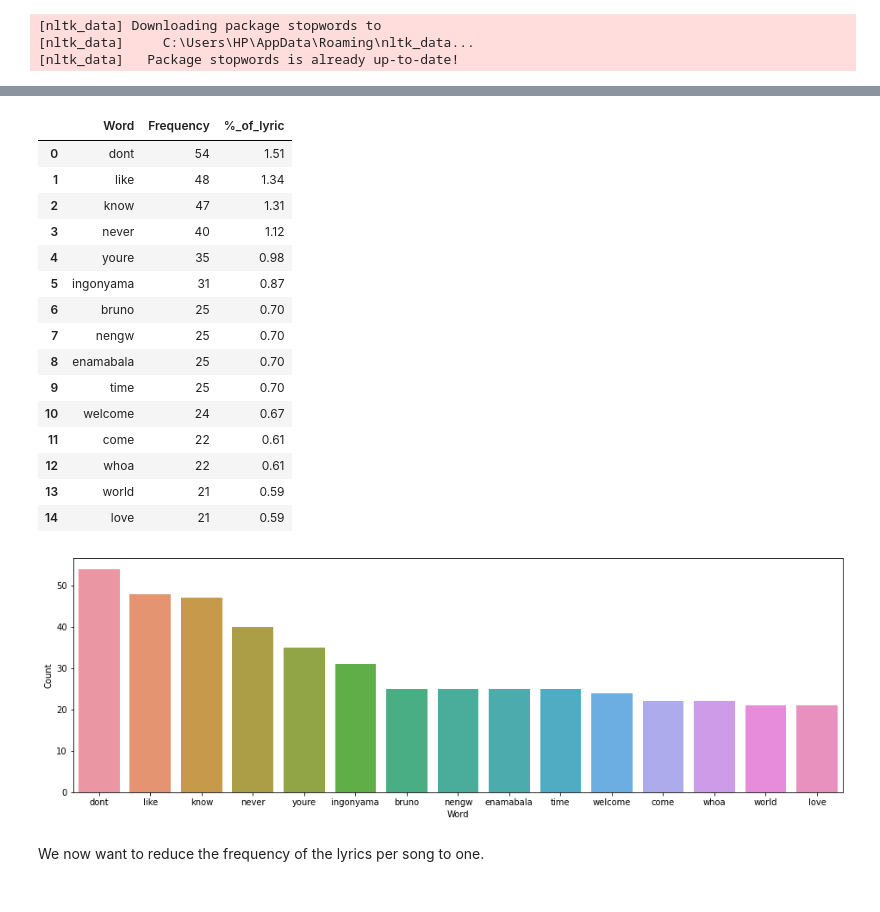
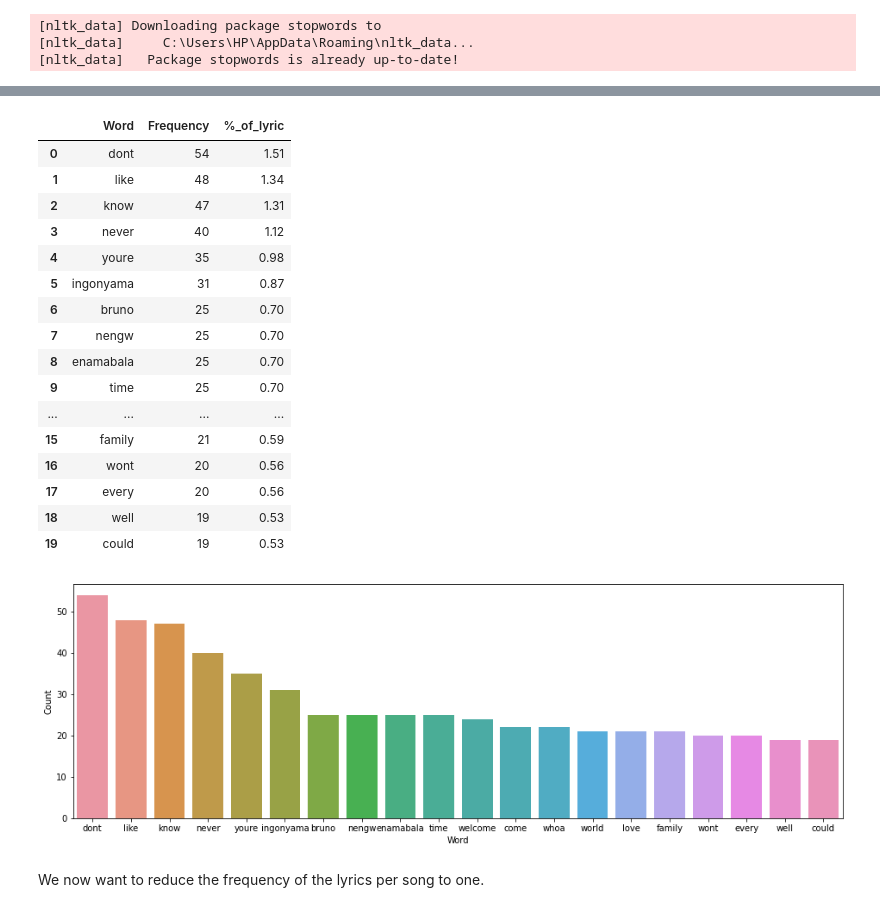
Before and after one commit to PTettey/Data-Analysis-Portfolio, a Jupyter notebook: Text Mining and Visualization/Disney Top 100 Songs/disneytext.ipynb, the cells around one changed output, grey strips where cells are left out. Drawn from its saved outputs; the diff is of its cells as text; code cells hidden in the pictures.

```diff
--- a/Text Mining and Visualization/Disney Top 100 Songs/disneytext.ipynb
+++ b/Text Mining and Visualization/Disney Top 100 Songs/disneytext.ipynb
@@ -119,7 +126,7 @@ lyric_freq.columns = ['Word', 'Frequency']
 # %%
 lyric_freq["%_of_lyric"] = ((lyric_freq['Frequency']/sum(lyric_freq['Frequency']))*100).round(2)
 # %%
-lyric_freq.head(15)
+lyric_freq.head(20)
 # %% [output]
 |  | Word | Frequency | %_of_lyric |
 | 0 | dont | 54 | 1.51 |
@@ -132,19 +139,20 @@ lyric_freq.head(15)
 | 7 | nengw | 25 | 0.70 |
 | 8 | enamabala | 25 | 0.70 |
 | 9 | time | 25 | 0.70 |
-| 10 | welcome | 24 | 0.67 |
-| 11 | come | 22 | 0.61 |
-| 12 | whoa | 22 | 0.61 |
-| 13 | world | 21 | 0.59 |
-| 14 | love | 21 | 0.59 |
+| ... | ... | ... | ... |
+| 15 | family | 21 | 0.59 |
+| 16 | wont | 20 | 0.56 |
+| 17 | every | 20 | 0.56 |
+| 18 | well | 19 | 0.53 |
+| 19 | could | 19 | 0.53 |
 # %%
-e = lyric_freq.nlargest(columns = "Frequency", n = 15)
+e = lyric_freq.nlargest(columns = "Frequency", n = 20)
 plt.figure(figsize=(16,5))
 ax = sns.barplot(data=e, x="Word", y="Frequency")
 ax.set(ylabel = 'Count')
 plt.show()
 # %% [output]
-[figure, old version]
+[figure, new version]
 # %% [markdown]
  We now want to reduce the frequency of the lyrics per song to one.
 # %%
```
Also changed, not shown: parts of 24 cells of this notebook.
